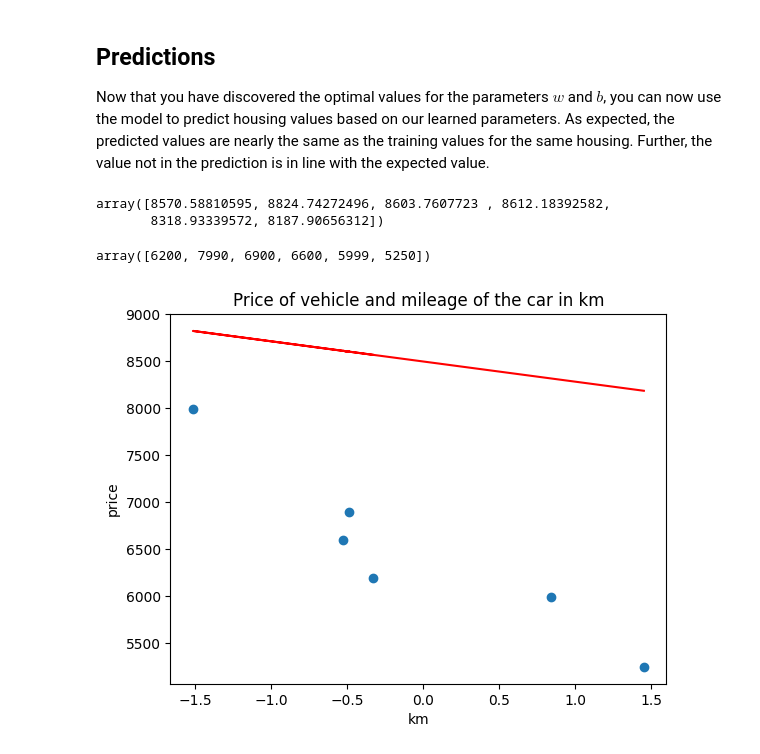
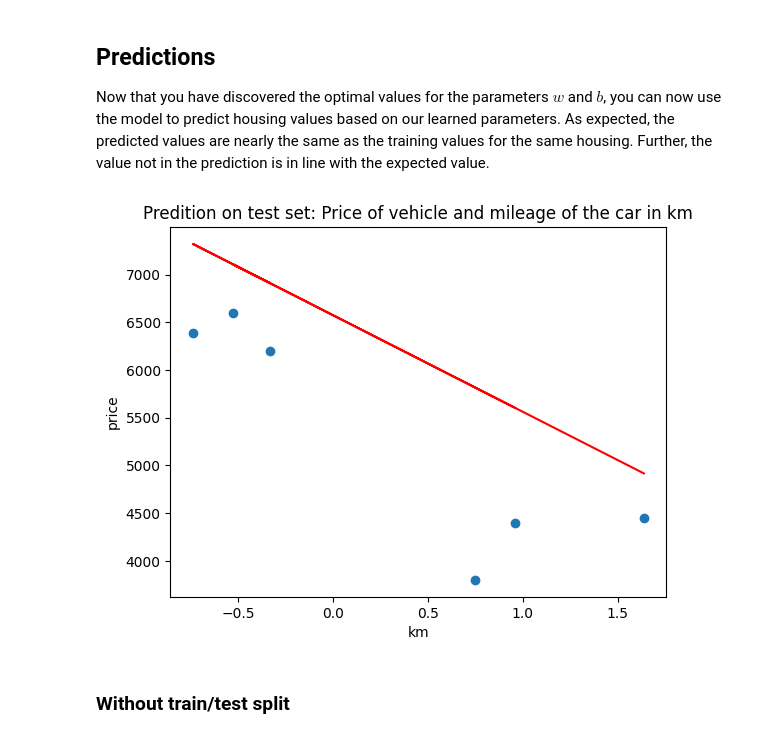
Before and after one commit to chrisduvivier/42_linear_regression, a Jupyter notebook: linear_regression_notebook.ipynb, the cells around one changed output. Drawn from its saved outputs; the diff is of its cells as text; code cells hidden in the pictures.

```diff
--- a/linear_regression_notebook.ipynb
+++ b/linear_regression_notebook.ipynb
@@ -55,12 +69,12 @@ plt.show()
 # %% [markdown]
 ### Start by normalizing input data (km)
 # %%
-def normalize(x):
+def normalize(x, mean, std):
     """
     x: np array of feature X
     """
-    mean = x.mean()
-    std = x.std()
     return (x - mean) / std
 # %%
-X_norm = normalize(X)
+X_mean = X.mean()
+X_std = X.std()
+X_norm = normalize(X, X_mean, X_std)
@@ -232,11 +248,0 @@ Iteration 9000: Cost 2.52e+05  dj_dw:  1.115e-11, dj_db: -4.507e-11   w: -1.162e
-# %%
-# initialize parameters
-w_init = random.randint(0, 1)
-b_init = 0
-# parameters for gradient descent
-iterations = 10000
-alpha = 1.0e-2 # 0.01
-# run gradient descent
-w_final, b_final, J_hist, p_hist = gradient_descent(X / 10000 ,Y, w_init, b_init, alpha,
-                                                    iterations, compute_cost, compute_gradient)
-print(f"(w,b) found by gradient descent: ({w_final:8.4f},{b_final:8.4f})")
@@ -295,18 +287,13 @@ predictions = predict(x_test, w_final, b_final)
-# %%
-predictions
-# %% [output]
-array([8570.58810595, 8824.74272496, 8603.7607723 , 8612.18392582,
-       8318.93339572, 8187.90656312])
-# %%
-y_test
-# %% [output]
-array([6200, 7990, 6900, 6600, 5999, 5250])
 # %%
+predictions = predict(x_test, w_final, b_final)
+
 plt.scatter(x_test, y_test)
-plt.title("Price of vehicle and mileage of the car in km")
+plt.title("Predition on test set: Price of vehicle and mileage of the car in km")
 plt.xlabel("km")
 plt.ylabel("price")
-plt.plot(x_test, x_test * w_final + b_final, "r")
+plt.plot(x_test, predictions, "r")
 plt.show()
 # %% [output]
-[figure, old version]
+[figure, new version]
+# %% [markdown]
+### Without train/test split
```
Also changed, not shown: parts of 12 cells of this notebook, 1 other file.
